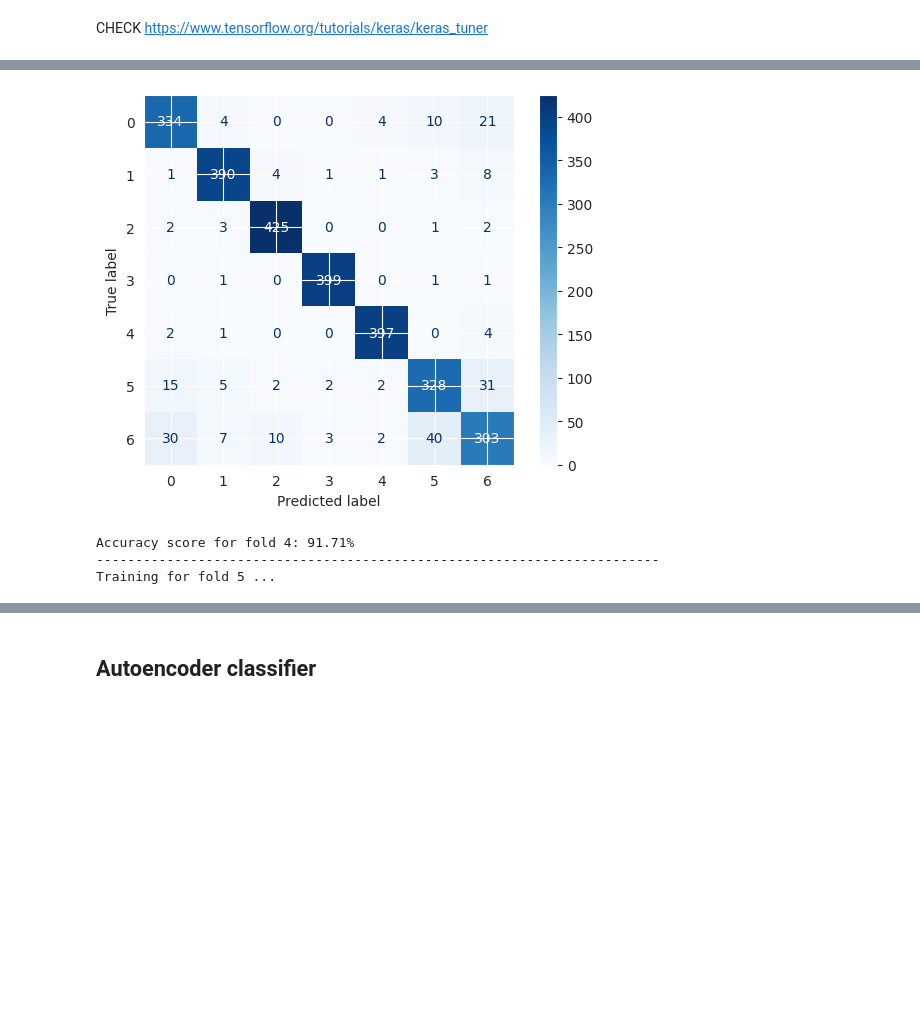
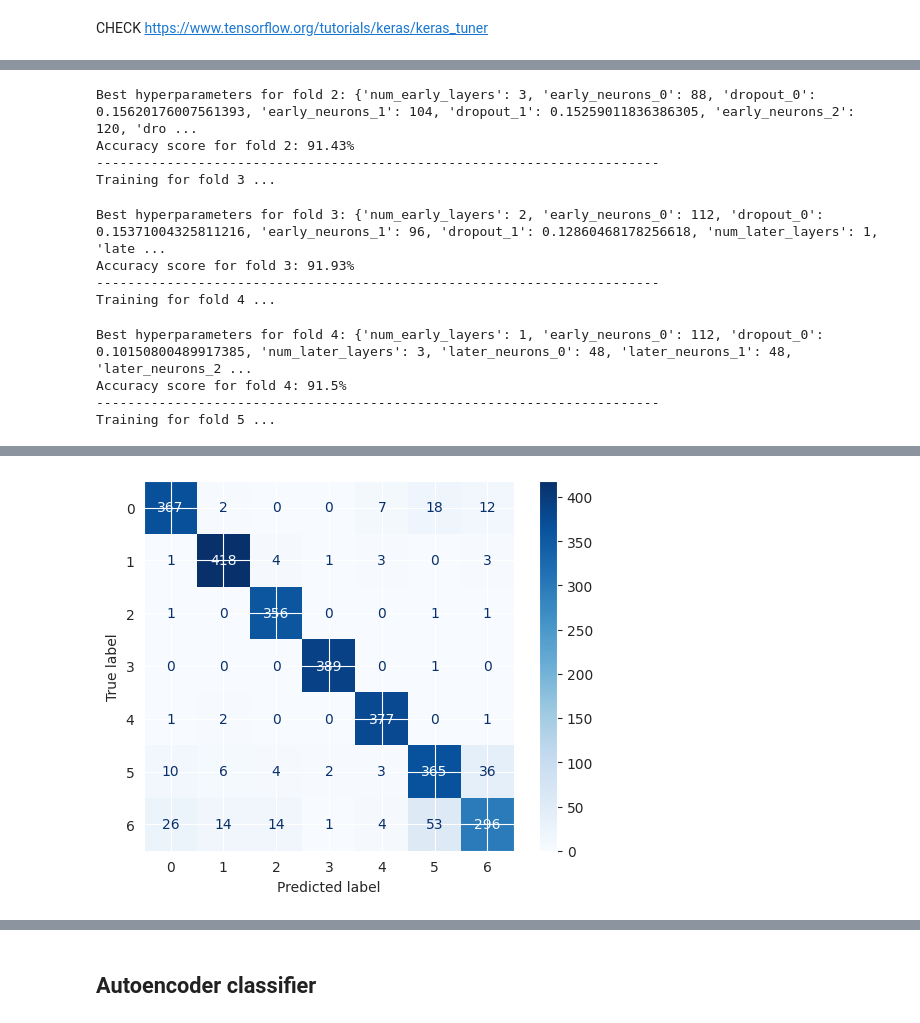
Before and after one commit to dariogemo/UNIVR-machinelearning, a Jupyter notebook: steel_plates.ipynb, the cells around one changed output, grey strips where cells are left out. Drawn from its saved outputs; the diff is of its cells as text; code cells hidden in the pictures; blank space fills up the shorter version.

Commit message:
added hyperparameter tuning to MLP

```diff
--- a/steel_plates.ipynb
+++ b/steel_plates.ipynb
@@ -785,11 +780,7 @@ y = df_norm['anomaly']
 num_splits = 5
 k_fold = KFold(n_splits = num_splits, shuffle = True)
 
-acc_per_fold = []
-precision_per_fold = []
-recall_per_fold = []
-f1_per_fold = []
-best_score = 0
+acc_per_fold, precision_per_fold, recall_per_fold, f1_per_fold = [], [], [], []
 
 # K-fold Cross Validation model evaluation
 fold_no = 1
@@ -859,11 +850,7 @@ As we've seen in the TSNE visualization of the classes, class 5 and 6 are diffic
 num_splits = 5
 k_fold = KFold(n_splits = num_splits, shuffle = True)
 
-acc_per_fold = []
-precision_per_fold = []
-recall_per_fold = []
-f1_per_fold = []
-best_score = 0
+acc_per_fold, precision_per_fold, recall_per_fold, f1_per_fold = [], [], [], []
 
 # K-fold Cross Validation model evaluation
 fold_no = 1
@@ -927,11 +914,7 @@ metrics_df
 num_splits = 5
 k_fold = KFold(n_splits = num_splits, shuffle = True)
 
-acc_per_fold = []
-precision_per_fold = []
-recall_per_fold = []
-f1_per_fold = []
-best_score = 0
+acc_per_fold, precision_per_fold, recall_per_fold, f1_per_fold = [], [], [], []
 
 parameters = {'C': [0.1, 1, 10, 100, 1000],
               'gamma': [1, 0.1, 0.01, 0.001, 0.0001],
@@ -1004,44 +987,33 @@ CHECK https://www.tensorflow.org/tutorials/keras/keras_tuner
 num_splits = 5
 k_fold = KFold(n_splits = num_splits, shuffle = True)
 
-acc_per_fold = []
-precision_per_fold = []
-recall_per_fold = []
-f1_per_fold = []
-best_score = 0
+acc_per_fold, precision_per_fold, recall_per_fold, f1_per_fold = [], [], [], []
 
 # K-fold Cross Validation model evaluation
 fold_no = 1
 for train, test in k_fold.split(X, y):
     # Define the model architecture
-    input_layer = Input(shape = (X.shape[1],))
-    x = Dense(128, activation=None, kernel_initializer = GlorotNormal())(input_layer)
-    x = LeakyReLU(trainable = True)(x)
-    x = Dropout(0.2)(x)
-    x = BatchNormalization()(x)
-    x = Dense(64, activation=None, kernel_initializer = GlorotNormal())(x)
-    x = LeakyReLU(trainable = True)(x)
-    x = Dense(32, activation=None, kernel_initializer = GlorotNormal())(x)
-    x = LeakyReLU(trainable = True)(x)
-    x = Dense(16, activation=None, kernel_initializer = GlorotNormal())(x)
-    x = LeakyReLU(trainable = True)(x)
-    output_classification = Dense(7, activation = "softmax", kernel_initializer = GlorotNormal(), name = "classification")(x)
+    X_train, X_t = X.iloc[train], X.iloc[test]
+    y_train, y_t = y.iloc[train], y.iloc[test]
 
-    model = Model(inputs = input_layer, outputs = output_classification)
-    model.compile(optimizer = "adam", loss = "sparse_categorical_crossentropy", metrics = ["accuracy"])
+    # Optuna Study for Hyperparameter Tuning
+    optuna.logging.set_verbosity(optuna.logging.WARNING)
+    study = optuna.create_study(direction = "maximize", pruner=optuna.pruners.MedianPruner(n_warmup_steps=5))
 
     # Generate a print
     print('------------------------------------------------------------------------')
     print(f'Training for fold {fold_no} ...')
-    # Fit data to model
-    history = model.fit(X.iloc[train], y.iloc[train],
-              batch_size = 256,
-              epochs = 100,
-              verbose = 0)
-    # Generate generalization metrics
-    y_t = y.iloc[test]
-    y_pred = model.predict(X.iloc[test], verbose = 0)
-    y_pred = np.argmax(y_pred, axis = 1)
+
+    study.optimize(lambda trial: nn_optimization.objective(trial, X_train, y_train, X_t, y_t), n_trials = 20, show_progress_bar=True)
+
+    # Train best model on the full training set of the fold
+    best_params = study.best_params
+    print(f"Best hyperparameters for fold {fold_no}: {best_params}")
+
+    best_model = nn_optimization.create_model(optuna.trial.FixedTrial(best_params), X_train.shape[1])
+    best_model.fit(X_train, y_train, batch_size=best_params["batch_size"], epochs=100, verbose=0)
+
+    y_pred = np.argmax(best_model.predict(X_t, verbose=0), axis = 1)
 
     accuracy, precision, recall, f1 = metrics_of_prediction(y_t, y_pred, fold_no)
 
@@ -1081,0 +1046,12 @@ weighted avg       0.92      0.92      0.92      2800
+Best hyperparameters for fold 2: {'num_early_layers': 3, 'early_neurons_0': 88, 'dropout_0': 0.15620176007561393, 'early_neurons_1': 104, 'dropout_1': 0.15259011836386305, 'early_neurons_2': 120, 'dro ...
+Accuracy score for fold 2: 91.43%
+------------------------------------------------------------------------
+Training for fold 3 ...
+Best hyperparameters for fold 3: {'num_early_layers': 2, 'early_neurons_0': 112, 'dropout_0': 0.15371004325811216, 'early_neurons_1': 96, 'dropout_1': 0.12860468178256618, 'num_later_layers': 1, 'late ...
+Accuracy score for fold 3: 91.93%
+------------------------------------------------------------------------
+Training for fold 4 ...
+Best hyperparameters for fold 4: {'num_early_layers': 1, 'early_neurons_0': 112, 'dropout_0': 0.10150800489917385, 'num_later_layers': 3, 'later_neurons_0': 48, 'later_neurons_1': 48, 'later_neurons_2 ...
+Accuracy score for fold 4: 91.5%
+------------------------------------------------------------------------
+Training for fold 5 ...
@@ -1082,4 +1076 @@ weighted avg       0.92      0.92      0.92      2800
-[figure, old version]
+[figure, new version]
-Accuracy score for fold 4: 91.71%
-------------------------------------------------------------------------
-Training for fold 5 ...
```
Also changed, not shown: parts of 28 cells of this notebook, 2 other files.
